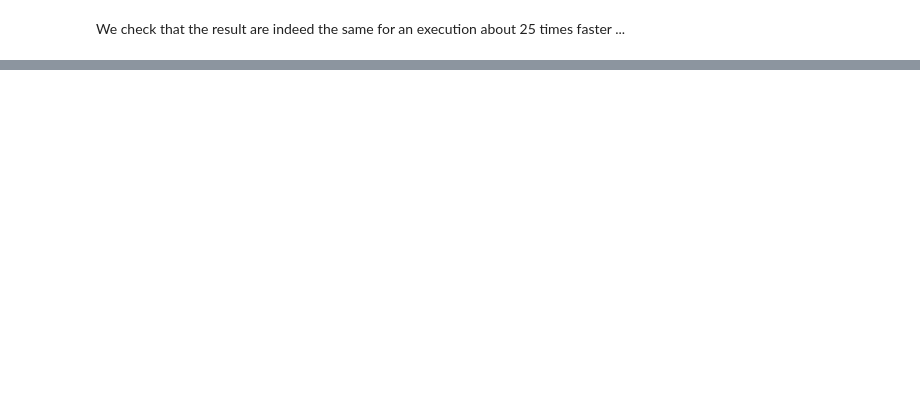
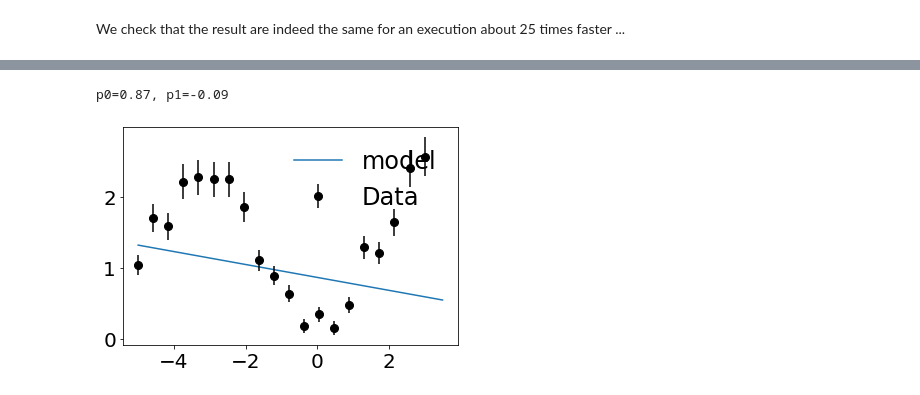
Before and after one commit to rmadar/lecture-python, a Jupyter notebook: lectures/2-NumpyIntroduction.ipynb, the cells around one changed output, grey strips where cells are left out. Cells and saved outputs as stored; diff of their text form; code cells hidden in the pictures; blank space fills up the shorter version.

Commit message:
Adding explanation on the broadcasting, the memory usage and a final example with grid scan w/ arbitrary number or parameters

```diff
--- a/lectures/2-NumpyIntroduction.ipynb
+++ b/lectures/2-NumpyIntroduction.ipynb
@@ -698,0 +855,42 @@ We check that the result are indeed the same for an execution about 25 times fas
+# %%
+# Loss for linear model for nested loops
+def loss_linear_loops(p0, p1):
+    residus = (y - model_lin(x, p0, p1)) / dy
+    return np.sum( residus**2 )
+# %%
+def grid_scan_linear_loops(N0=100, N1=100):
+
+    '''
+    Perform a grid search over (p0, p1) using nested loops
+    for the linear model. Return the parameter for which
+    the loss was found to be minimal in the grid.
+    '''
+
+    # Defining the grid
+    p0s = np.linspace(-2, 2, N0)
+    p1s = np.linspace(-3, 3, N1)
+
+    # Loop over parameters
+    lmin, ip0min, ip1min = 1e10, -1, -1
+    for ip0, p0 in enumerate(p0s):
+        for ip1, p1 in enumerate(p1s):
+            l = loss_linear_loops(p0, p1)
+            if l<lmin:
+                lmin = l
+                ip0min = ip0
+                ip1min = ip1
+
+    # Return the minimum of the loss and the associated parameters
+    return p0s[ip0min], p1s[ip1min]
+# %%
+# Making the scan
+p0, p1 = grid_scan_linear_loops()
+print(f'p0={p0:.2f}, p1={p1:.2f}')
+
+# Plotting the result
+plt.plot(xcont, model_lin(xcont, p0, p1), label='model')
+plt.errorbar(x, y, yerr=dy, **data_style);
+plt.legend();
+# %% [output]
+p0=0.87, p1=-0.09
+[figure, added]
```
Also changed, not shown: parts of 61 cells of this notebook.
